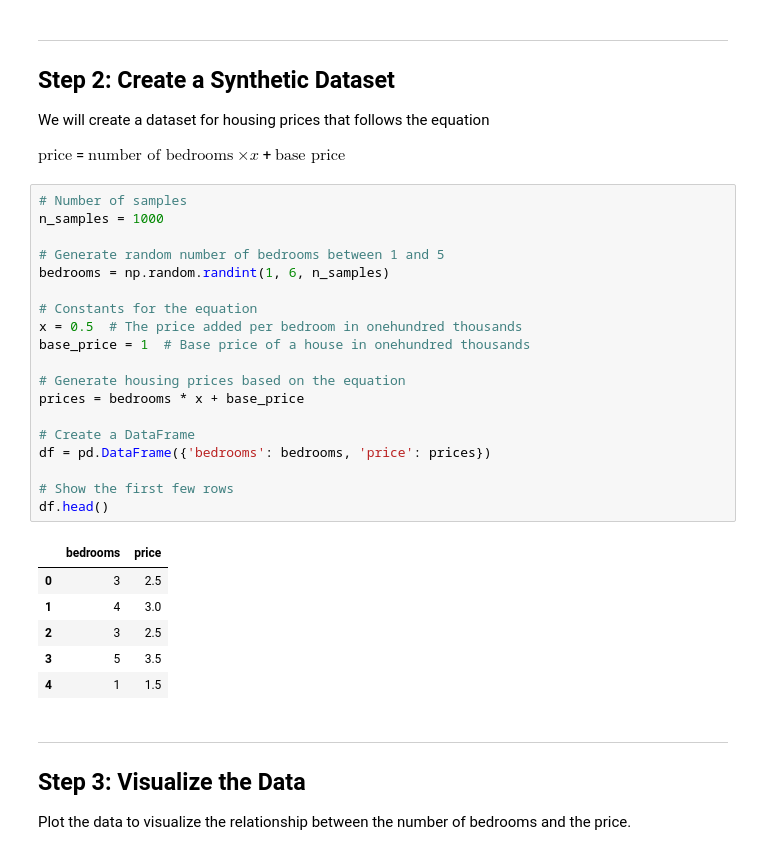
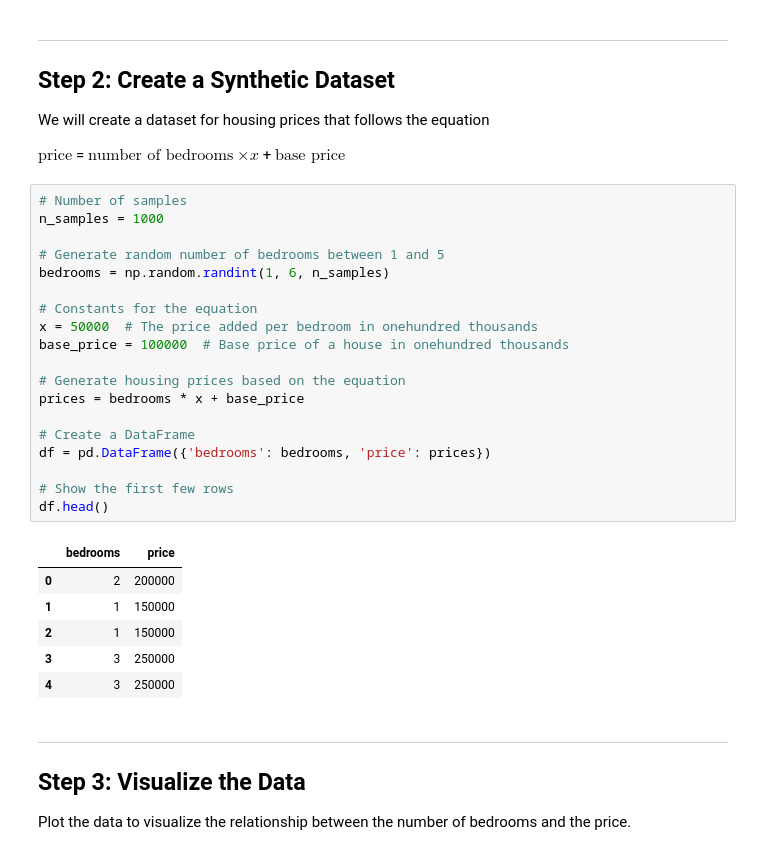
Before and after one commit to Jesuisgmo/ML_opencampus_Kiel, a Jupyter notebook: machine-learning-with-tensorflow/week-01/Week1_Notebook1_Housing_Prices.ipynb, the cells around one changed output. Drawn from its saved outputs; the diff is of its cells as text.

```diff
--- a/machine-learning-with-tensorflow/week-01/Week1_Notebook1_Housing_Prices.ipynb
+++ b/machine-learning-with-tensorflow/week-01/Week1_Notebook1_Housing_Prices.ipynb
@@ -25,29 +28,29 @@ $\text{price}$ = $\text{number of bedrooms}$ $\times  x$ + $\text{base price}$
 # %%
 # Number of samples
 n_samples = 1000
 
 # Generate random number of bedrooms between 1 and 5
 bedrooms = np.random.randint(1, 6, n_samples)
 
 # Constants for the equation
-x = 0.5  # The price added per bedroom in onehundred thousands
-base_price = 1  # Base price of a house in onehundred thousands
+x = 50000  # The price added per bedroom in onehundred thousands
+base_price = 100000  # Base price of a house in onehundred thousands
 
 # Generate housing prices based on the equation
 prices = bedrooms * x + base_price
 
 # Create a DataFrame
 df = pd.DataFrame({'bedrooms': bedrooms, 'price': prices})
 
 # Show the first few rows
 df.head()
 # %% [output]
 |  | bedrooms | price |
-| 0 | 3 | 2.5 |
-| 1 | 4 | 3.0 |
-| 2 | 3 | 2.5 |
-| 3 | 5 | 3.5 |
-| 4 | 1 | 1.5 |
+| 0 | 2 | 200000 |
+| 1 | 1 | 150000 |
+| 2 | 1 | 150000 |
+| 3 | 3 | 250000 |
+| 4 | 3 | 250000 |
 # %% [markdown]
 ---
 
```
Also changed, not shown: parts of 7 cells of this notebook.
